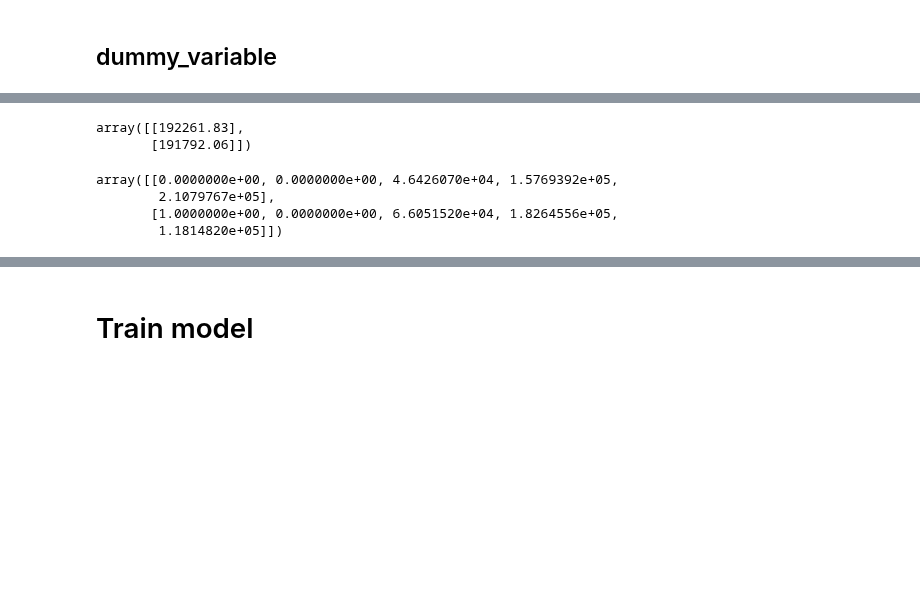
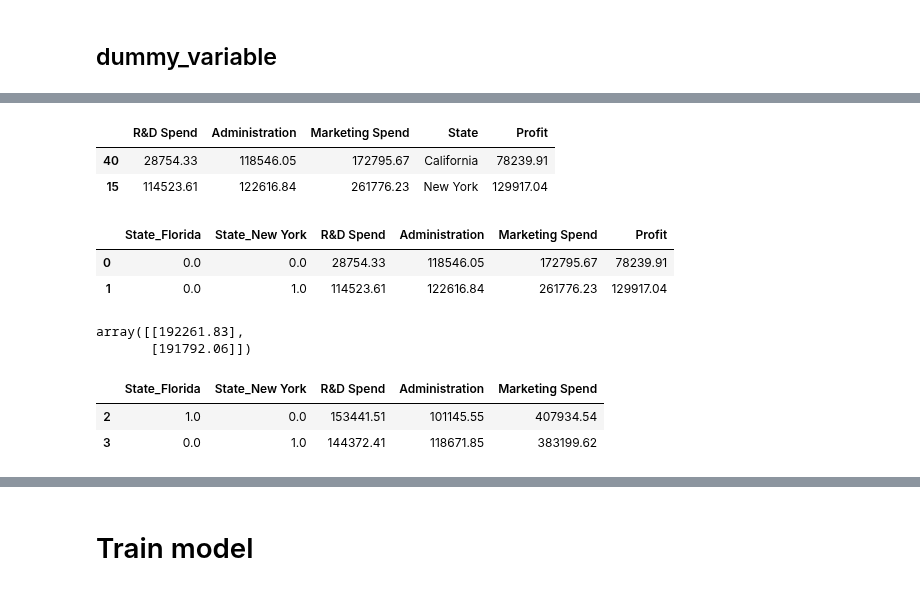
Before and after one commit to noushadkhan01/ML-and-DL-by-SuperDataScience, a Jupyter notebook: Machine-Learning/Part 2 - Regression/Section 5 - Multiple Linear Regression/Multiple_Regressions_on_50_Startup_data.ipynb, the cells around one changed output, grey strips where cells are left out. Cells and saved outputs as stored; diff of their text form; code cells hidden in the pictures; blank space fills up the shorter version.

```diff
--- a/Machine-Learning/Part 2 - Regression/Section 5 - Multiple Linear Regression/Multiple_Regressions_on_50_Startup_data.ipynb
+++ b/Machine-Learning/Part 2 - Regression/Section 5 - Multiple Linear Regression/Multiple_Regressions_on_50_Startup_data.ipynb
@@ -134,3 +151,16 @@ array([[0.000000e+00, 1.000000e+00, 1.653492e+05, 1.368978e+05,
+# %%
+evaluation
+# %% [output]
+|  | R&D Spend | Administration | Marketing Spend | State | Profit |
+| 40 | 28754.33 | 118546.05 | 172795.67 | California | 78239.91 |
+| 15 | 114523.61 | 122616.84 | 261776.23 | New York | 129917.04 |
+# %%
+evaluation = ohe.transform(evaluation)
+evaluation
+# %% [output]
+|  | State_Florida | State_New York | R&D Spend | Administration | Marketing Spend | Profit |
+| 0 | 0.0 | 0.0 | 28754.33 | 118546.05 | 172795.67 | 78239.91 |
+| 1 | 0.0 | 1.0 | 114523.61 | 122616.84 | 261776.23 | 129917.04 |
 # %%
 y = df.iloc[:, -1:].values
 # %%
@@ -143,12 +173,11 @@ from sklearn.model_selection import train_test_split
 # %%
 X_train, X_test, y_train, y_test = train_test_split(X, y, test_size = .2, random_state = 0)
 # %%
-X_train[[2, 3]]
+X_train.loc[[2, 3]]
 # %% [output]
-array([[0.0000000e+00, 0.0000000e+00, 4.6426070e+04, 1.5769392e+05,
-        2.1079767e+05],
-       [1.0000000e+00, 0.0000000e+00, 6.6051520e+04, 1.8264556e+05,
-        1.1814820e+05]])
+|  | State_Florida | State_New York | R&D Spend | Administration | Marketing Spend |
+| 2 | 1.0 | 0.0 | 153441.51 | 101145.55 | 407934.54 |
+| 3 | 0.0 | 1.0 | 144372.41 | 118671.85 | 383199.62 |
 # %%
 y_train[:2]
 # %% [output]
```
Also changed, not shown: parts of 24 cells of this notebook.
